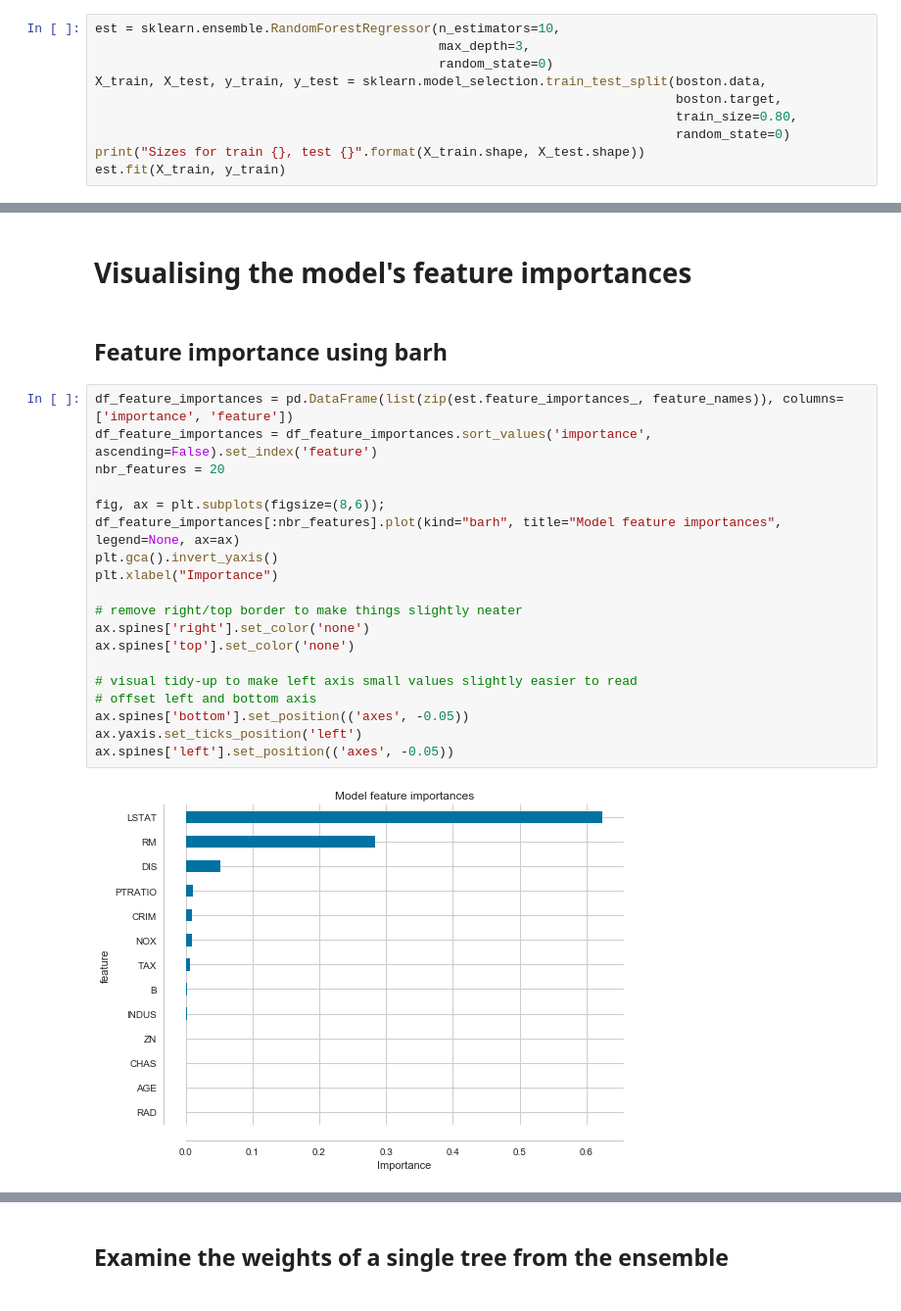
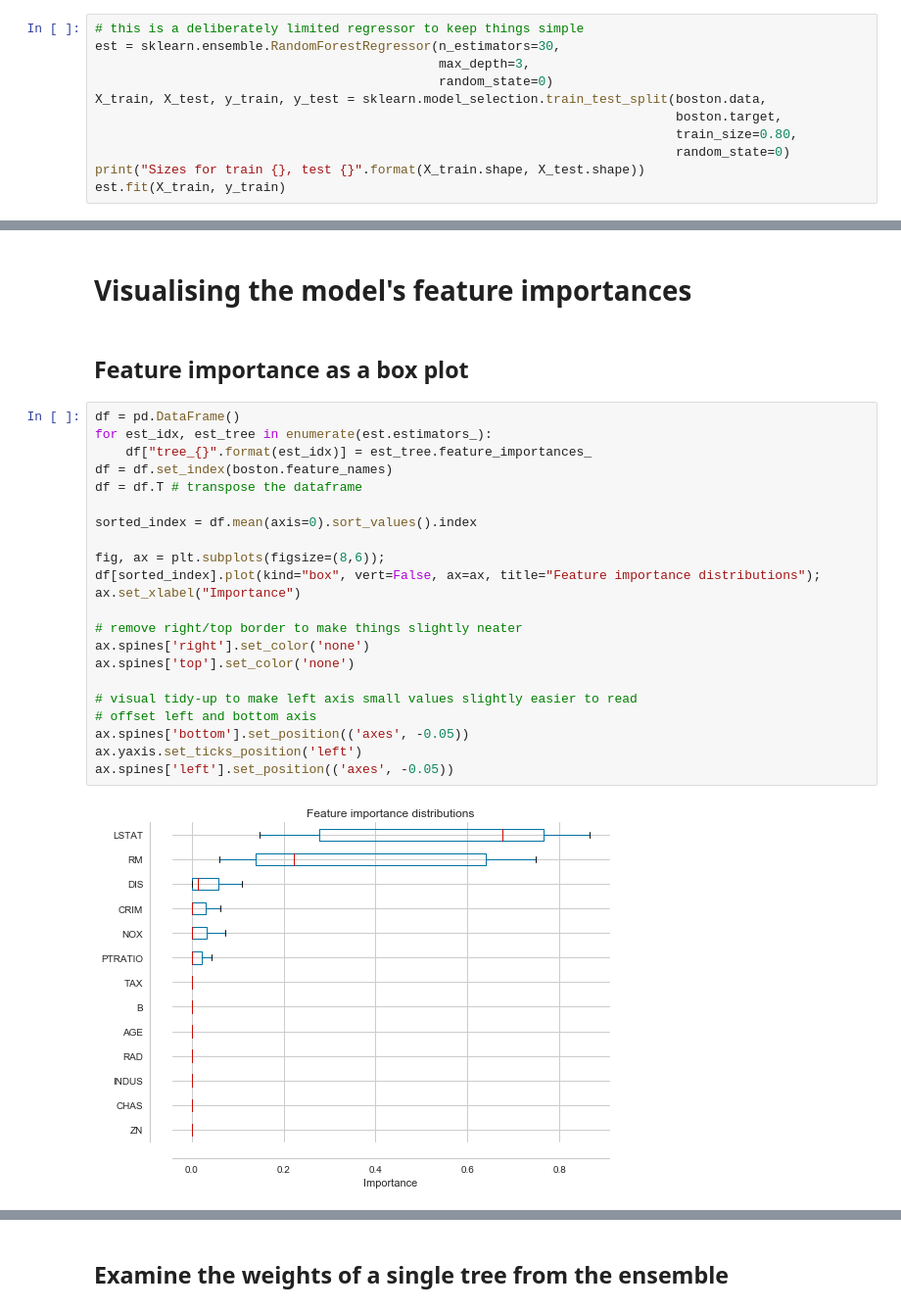
Before and after one commit to ianozsvald/data_science_delivered, a Jupyter notebook: ml_explain_regression_prediction.ipynb, the cells around one changed output, grey strips where cells are left out. Shown at 98% size. Saved outputs shown, nothing was run; the diff lists cells and outputs as text.

```diff
--- a/ml_explain_regression_prediction.ipynb
+++ b/ml_explain_regression_prediction.ipynb
@@ -79,7 +83,8 @@ Data Set Characteristics:
 # %% [markdown]
 # Build small RandomForestRegressor
 # %%
-est = sklearn.ensemble.RandomForestRegressor(n_estimators=10,
+# this is a deliberately limited regressor to keep things simple
+est = sklearn.ensemble.RandomForestRegressor(n_estimators=30,
                                              max_depth=3,
                                              random_state=0)
 X_train, X_test, y_train, y_test = sklearn.model_selection.train_test_split(boston.data,
@@ -181,25 +189,28 @@ y (score 20.379) top features
 # %% [markdown]
 # Visualising the model's feature importances
 # %% [markdown]
-## Feature importance using barh
+## Feature importance as a box plot
 # %%
-df_feature_importances = pd.DataFrame(list(zip(est.feature_importances_, feature_names)), columns=['importance', 'feature'])
-df_feature_importances = df_feature_importances.sort_values('importance', ascending=False).set_index('feature')
-nbr_features = 20
+df = pd.DataFrame()
+for est_idx, est_tree in enumerate(est.estimators_):
+    df["tree_{}".format(est_idx)] = est_tree.feature_importances_
+df = df.set_index(boston.feature_names)
+df = df.T # transpose the dataframe
+
+sorted_index = df.mean(axis=0).sort_values().index
 
 fig, ax = plt.subplots(figsize=(8,6));
-df_feature_importances[:nbr_features].plot(kind="barh", title="Model feature importances", legend=None, ax=ax)
-plt.gca().invert_yaxis()
-plt.xlabel("Importance")
+df[sorted_index].plot(kind="box", vert=False, ax=ax, title="Feature importance distributions");
+ax.set_xlabel("Importance")
 
 # remove right/top border to make things slightly neater
 ax.spines['right'].set_color('none')
 ax.spines['top'].set_color('none')
 
 # visual tidy-up to make left axis small values slightly easier to read
 # offset left and bottom axis
 ax.spines['bottom'].set_position(('axes', -0.05))
 ax.yaxis.set_ticks_position('left')
 ax.spines['left'].set_position(('axes', -0.05))
 # %% [output]
-[figure, old version]
+[figure, new version]
```
Also changed, not shown: parts of 25 cells of this notebook.
